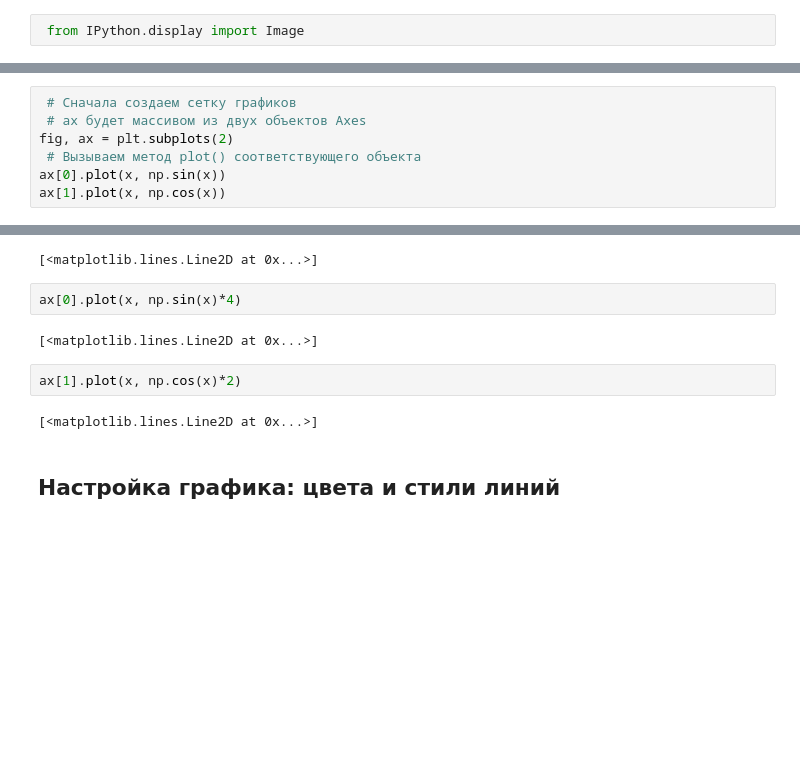
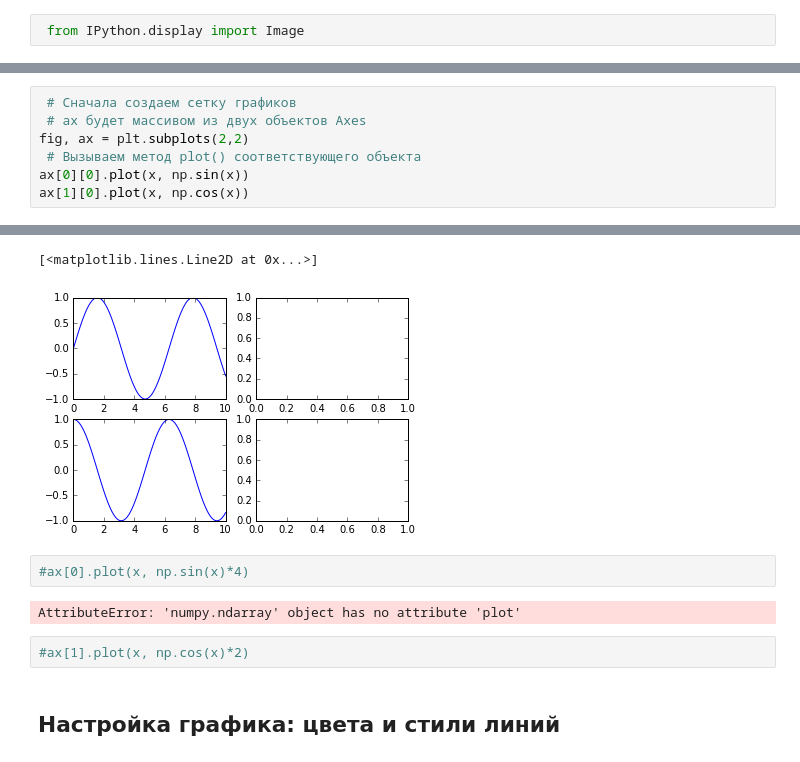
Before and after one commit to VenediktovMaxim/python_tutorial, a Jupyter notebook: WEB_3_matplotlib.ipynb, the cells around one changed output, grey strips where cells are left out. Saved outputs shown, nothing was run; the diff lists cells and outputs as text; blank space fills up the shorter version.

```diff
--- a/WEB_3_matplotlib.ipynb
+++ b/WEB_3_matplotlib.ipynb
@@ -64,8 +79,8 @@ plt.plot(x, np.cos(x))
 # %%
  # Сначала создаем сетку графиков
  # ax будет массивом из двух объектов Axes
-fig, ax = plt.subplots(2)
+fig, ax = plt.subplots(2,2)
  # Вызываем метод plot() соответствующего объекта
-ax[0].plot(x, np.sin(x))
-ax[1].plot(x, np.cos(x))
+ax[0][0].plot(x, np.sin(x))
+ax[1][0].plot(x, np.cos(x))
 # %% [output]
@@ -74,12 +87,11 @@ ax[1].plot(x, np.cos(x))
 [<matplotlib.lines.Line2D at 0x...>]
+[figure, added]
 # %%
-ax[0].plot(x, np.sin(x)*4)
+#ax[0].plot(x, np.sin(x)*4)
 # %% [output]
-[<matplotlib.lines.Line2D at 0x...>]
+AttributeError: 'numpy.ndarray' object has no attribute 'plot'
 # %%
-ax[1].plot(x, np.cos(x)*2)
+#ax[1].plot(x, np.cos(x)*2)
-# %% [output]
-[<matplotlib.lines.Line2D at 0x...>]
 # %% [markdown]
 ## Настройка графика: цвета и стили линий
 # %%
```
Also changed, not shown: parts of 66 cells of this notebook, 1 other file.
